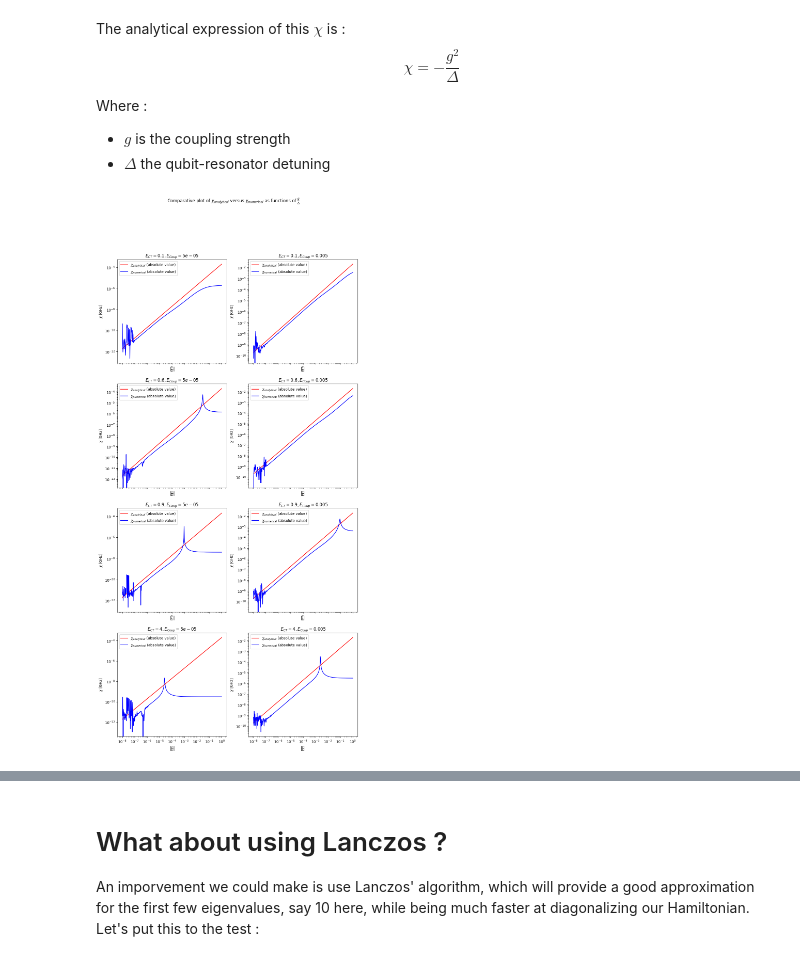
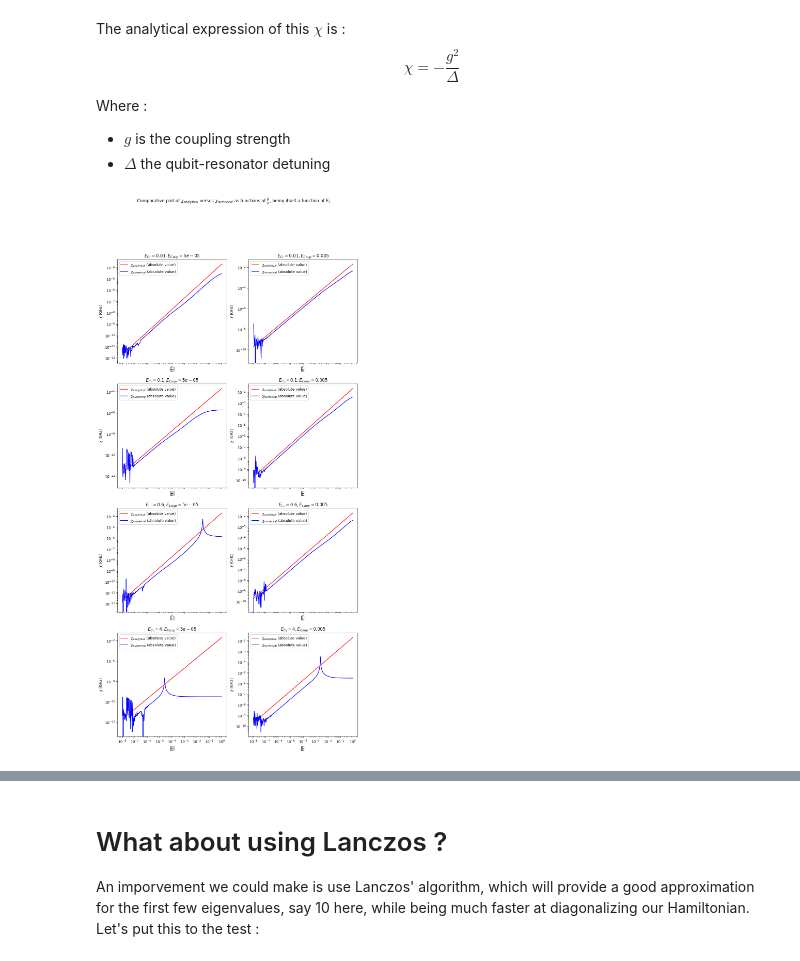
Before and after one commit to GabrielVandersippe/TR-informatique-quantique, a Jupyter notebook: find_chi_transmon_readout.ipynb, the cells around one changed output, grey strips where cells are left out. Cells and saved outputs as stored; diff of their text form; code cells hidden in the pictures.

```diff
--- a/find_chi_transmon_readout.ipynb
+++ b/find_chi_transmon_readout.ipynb
@@ -119,14 +121,16 @@ Where :
 def chi_analytical(Delta, g):
     return -(g**2) / (Delta)
 # %%
-G_over_delta = -np.logspace(-8, 0, 400)
-ECT_list = [0.1, 0.6, 0.9, 4]
+# ======== Variation of g over delta through EL =========
+
+G_over_delta = np.logspace(-8, 0, 400)
+ECT_list = [0.01, 0.1, 0.6, 4]
 ECR = 0.5
 EJ = 5
 ECoup_list = [5e-5, 5e-3]
 
-def draw_chi(ax, ECT, ECR, EJ, ECoup, G_over_delta):
-    g = 4 * ECoup
+def draw_chi_EL(ax, ECT, ECR, EJ, ECoup, G_over_delta):
+    g = -4 * ECoup
     omega_q = np.sqrt(8 * EJ * ECT) - ECT
 
     Chi_numerical = []
@@ -140,36 +144,36 @@ def draw_chi(ax, ECT, ECR, EJ, ECoup, G_over_delta):
         Chi_numerical.append(find_chi(ECT, ECR, ECoup, EJ, EL, resonator_trunc=20))
 
         Chi_analytical.append(chi_analytical(Delta, g))
 
     # ==== Plot =====
 
-    ax.plot(-G_over_delta, np.abs(Chi_analytical), c="r")
-    ax.plot(-G_over_delta, np.abs(Chi_numerical), c="b")
+    ax.plot(G_over_delta, np.abs(Chi_analytical), c="r")
+    ax.plot(G_over_delta, np.abs(Chi_numerical), c="b")
     ax.legend(
         [r"$\chi_{analytical}$ (absolute value)", r"$\chi_{numerical}$ (absolute value)"]
     )
     ax.set(
         xlabel=r"$\left|\frac {g} {\Delta}\right|$",
         ylabel=r"$\chi$ [GHz]",
-        title=fr"$E_{{CT}} = {ECT}, E_{{Coup}} = {ECoup}$",
+        title=fr"$E_{{C_T}} = {ECT}, E_{{Coup}} = {ECoup}$",
         xscale="log",
         yscale="log",
     )
 
 
 
 
 
 
 fig, axs = plt.subplots(4,2, figsize=(12, 24), sharex=True)
 axs = axs.flatten()
 
 for i,ECT in enumerate(ECT_list) :
     for j, ECoup in enumerate(ECoup_list):
-        draw_chi(axs[2*i+j], ECT, ECR, EJ, ECoup, G_over_delta)
+        draw_chi_EL(axs[2*i+j], ECT, ECR, EJ, ECoup, G_over_delta)
 
-fig.suptitle(r'Comparative plot of $\chi_{analytical}$ versus $\chi_{numerical}$ as functions of $\frac {g} {\Delta}$')
+fig.suptitle(r'Comparative plot of $\chi_{analytical}$ versus $\chi_{numerical}$ as functions of $\frac {g} {\Delta}$, being itself a function of $E_L$')
 
 plt.show()
 # %% [output]
-[figure, old version]
+[figure, new version]
```
Also changed, not shown: parts of 5 cells of this notebook.
